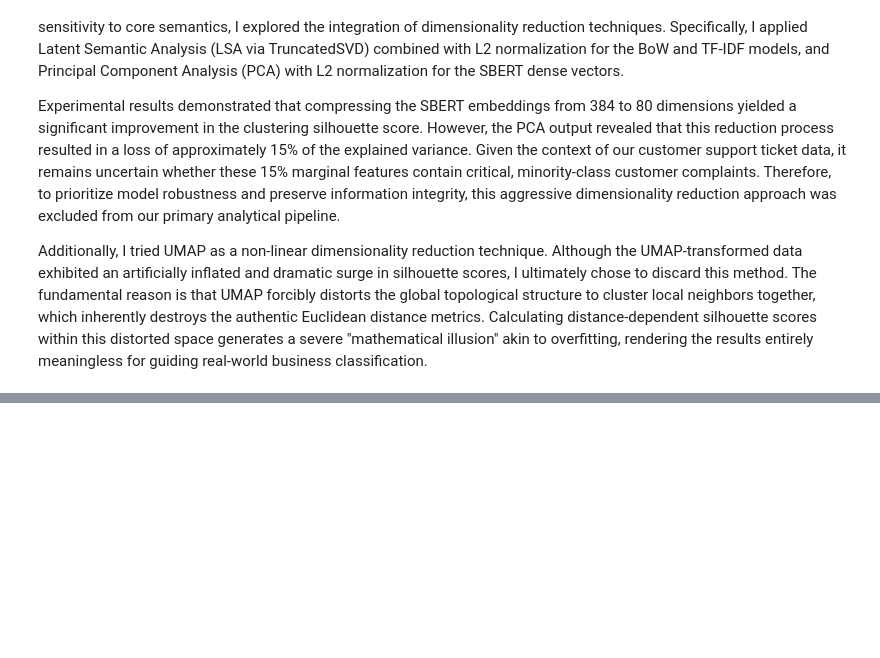
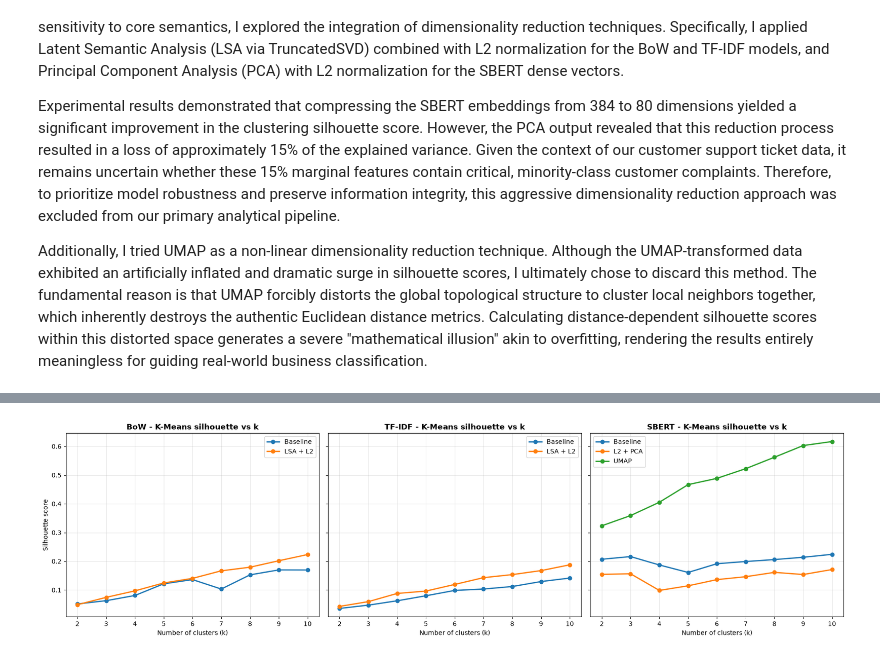
Before and after one commit to fahmi-alshahabi/customer-feedback-text-analytics, a Jupyter notebook: notebooks/02_clustering/LSA_PCA_UMAP.ipynb, the cells around one changed output, grey strips where cells are left out. Cells and saved outputs as stored; diff of their text form; code cells hidden in the pictures; blank space fills up the shorter version.

Commit message:
Rewrite LSA/PCA/UMAP notebook to run on the current pipeline

```diff
--- a/notebooks/02_clustering/LSA_PCA_UMAP.ipynb
+++ b/notebooks/02_clustering/LSA_PCA_UMAP.ipynb
@@ -165,0 +94,7 @@ clustering_pipeline(
+# %%
+baseline = pd.concat([
+    clustering_sweep(X_bow, 'BoW', metric='cosine'),
+    clustering_sweep(X_tfidf, 'TF-IDF', metric='cosine'),
+    clustering_sweep(X_sbert, 'SBERT', metric='cosine'),
+], ignore_index=True)
+baseline['Variant'] = 'Baseline'
@@ -165,0 +103,10 @@ clustering_pipeline(
+# %%
+def optimize_sparse_matrix(X, name, n_components=80):
+    """LSA (TruncatedSVD) followed by L2 normalisation."""
+    svd = TruncatedSVD(n_components=n_components, random_state=42)
+    X_lsa = svd.fit_transform(X)
+    print(f'{name}: LSA explained variance ({n_components} components): {svd.explained_variance_ratio_.sum():.4f}')
+    return normalize(X_lsa, norm='l2')
+
+X_bow_improved = optimize_sparse_matrix(X_bow, 'BoW')
+X_tfidf_improved = optimize_sparse_matrix(X_tfidf, 'TF-IDF')
@@ -165,0 +138,10 @@ clustering_pipeline(
+# %%
+reduced = pd.concat([
+    clustering_sweep(X_bow_improved, 'BoW', metric='euclidean').assign(Variant='LSA + L2'),
+    clustering_sweep(X_tfidf_improved, 'TF-IDF', metric='euclidean').assign(Variant='LSA + L2'),
+    clustering_sweep(X_sbert_improved, 'SBERT', metric='euclidean').assign(Variant='L2 + PCA'),
+    clustering_sweep(X_sbert_umap, 'SBERT', metric='euclidean').assign(Variant='UMAP'),
+], ignore_index=True)
+
+results = pd.concat([baseline, reduced], ignore_index=True)
+results.to_csv(tables_dir / 'dimensionality_reduction_sweep.csv', index=False)
@@ -165,0 +173,16 @@ clustering_pipeline(
+# %%
+fig, axes = plt.subplots(1, 3, figsize=(18, 5), sharey=True)
+for ax, rep in zip(axes, ['BoW', 'TF-IDF', 'SBERT']):
+    subset = results[(results['Representation'] == rep) & (results['Algorithm'] == 'KMeans')]
+    for variant, group in subset.groupby('Variant'):
+        ax.plot(group['k'], group['Silhouette'], marker='o', linewidth=2, label=variant)
+    ax.set_title(f'{rep} - K-Means silhouette vs k', fontweight='bold')
+    ax.set_xlabel('Number of clusters (k)')
+    ax.grid(True, alpha=0.3)
+    ax.legend()
+axes[0].set_ylabel('Silhouette score')
+plt.tight_layout()
+plt.savefig(figures_dir / 'dimensionality_reduction_silhouette.png', dpi=300, bbox_inches='tight')
+plt.show()
+# %% [output]
+[figure, added]
```
Also changed, not shown: parts of 34 cells of this notebook, 1 other file.
